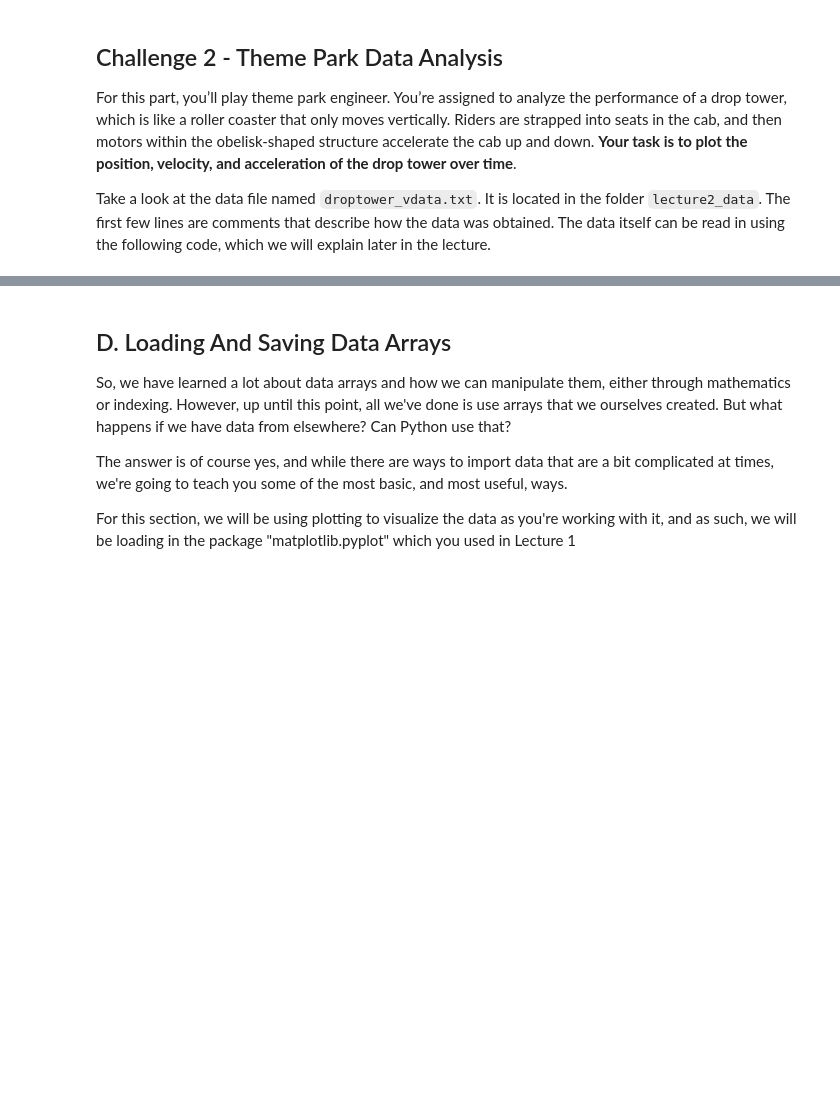
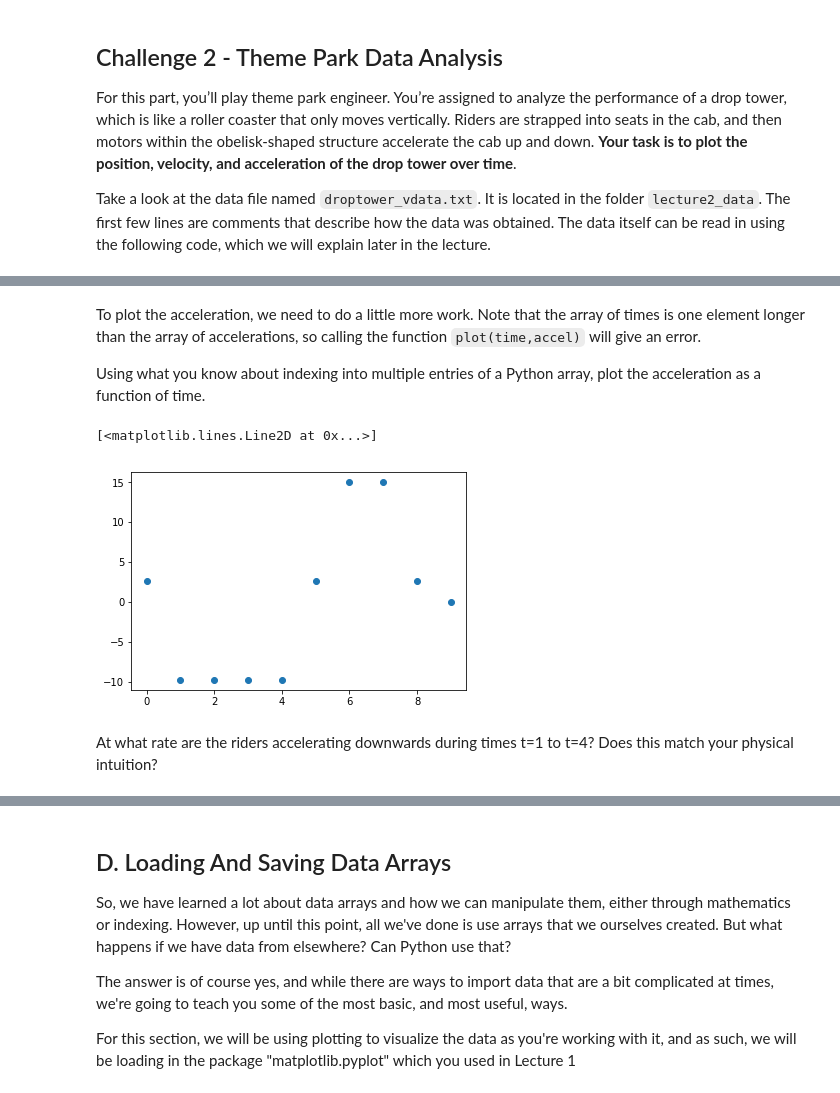
Before and after one commit to astroumd/GradMap, a Jupyter notebook: notebooks/Lectures2018/Lecture2/Lecture2_InstructorCopy.ipynb, the cells around one changed output, grey strips where cells are left out. Saved outputs shown, nothing was run; the diff lists cells and outputs as text; code cells hidden in the pictures; blank space fills up the shorter version.

```diff
--- a/notebooks/Lectures2018/Lecture2/Lecture2_InstructorCopy.ipynb
+++ b/notebooks/Lectures2018/Lecture2/Lecture2_InstructorCopy.ipynb
@@ -417,0 +409,11 @@ Note that the size of the array of accelerations will be one less than the size
+# %%
+n = len(velocity)
+
+# Initialize accel as an array of zeros with size n-1
+accel = np.zeros(n-1)
+
+# Use a while loop to replace the value in element [i] with the acceleration at time i.
+i = 0
+while (i < n-2):
+    accel[i] = velocity[i+1] - velocity[i]
+    i = i+1
@@ -417,0 +430,12 @@ Note that the size of the array of accelerations will be one less than the size
+# %% [markdown]
+To plot the acceleration, we need to do a little more work. Note that the array of times is one element longer than the array of accelerations, so calling the function `plot(time,accel)` will give an error.
+
+Using what you know about indexing into multiple entries of a Python array, plot the acceleration as a function of time.
+# %%
+#Your code goes here
+plt.plot(time[0:-1],accel,'o')
+# %% [output]
+[<matplotlib.lines.Line2D at 0x...>]
+[figure, added]
+# %% [markdown]
+At what rate are the riders accelerating downwards during times t=1 to t=4? Does this match your physical intuition?
```
Also changed, not shown: parts of 28 cells of this notebook, 2 other files.
